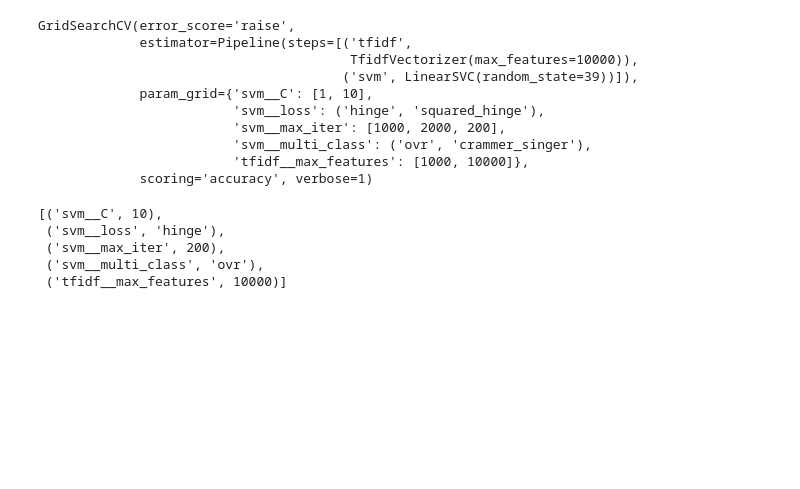
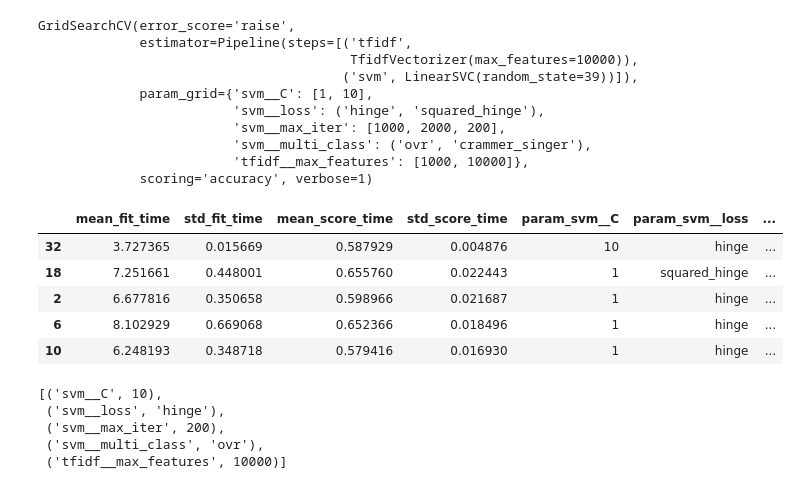
Before and after one commit to paudiaz-a/Mineria_datos, a Jupyter notebook: svc.ipynb, the cells around one changed output. Saved outputs shown, nothing was run; the diff lists cells and outputs as text; code cells hidden in the pictures; blank space fills up the shorter version.

```diff
--- a/svc.ipynb
+++ b/svc.ipynb
@@ -80,6 +81,16 @@ GridSearchCV(error_score='raise',
                          'svm__multi_class': ('ovr', 'crammer_singer'),
                          'tfidf__max_features': [1000, 10000]},
              scoring='accuracy', verbose=1)
+# %%
+df=pd.DataFrame(clf.cv_results_)
+df.sort_values(by="rank_test_score",ascending=False).head()
+# %% [output]
+|  | mean_fit_time | std_fit_time | mean_score_time | std_score_time | param_svm__C | param_svm__loss | ... |
+| 32 | 3.727365 | 0.015669 | 0.587929 | 0.004876 | 10 | hinge | ... |
+| 18 | 7.251661 | 0.448001 | 0.655760 | 0.022443 | 1 | squared_hinge | ... |
+| 2 | 6.677816 | 0.350658 | 0.598966 | 0.021687 | 1 | hinge | ... |
+| 6 | 8.102929 | 0.669068 | 0.652366 | 0.018496 | 1 | hinge | ... |
+| 10 | 6.248193 | 0.348718 | 0.579416 | 0.016930 | 1 | hinge | ... |
 # %%
 sorted(clf.best_params_.items())
 # %% [output]
```
Also changed, not shown: parts of 1 cell of this notebook.
